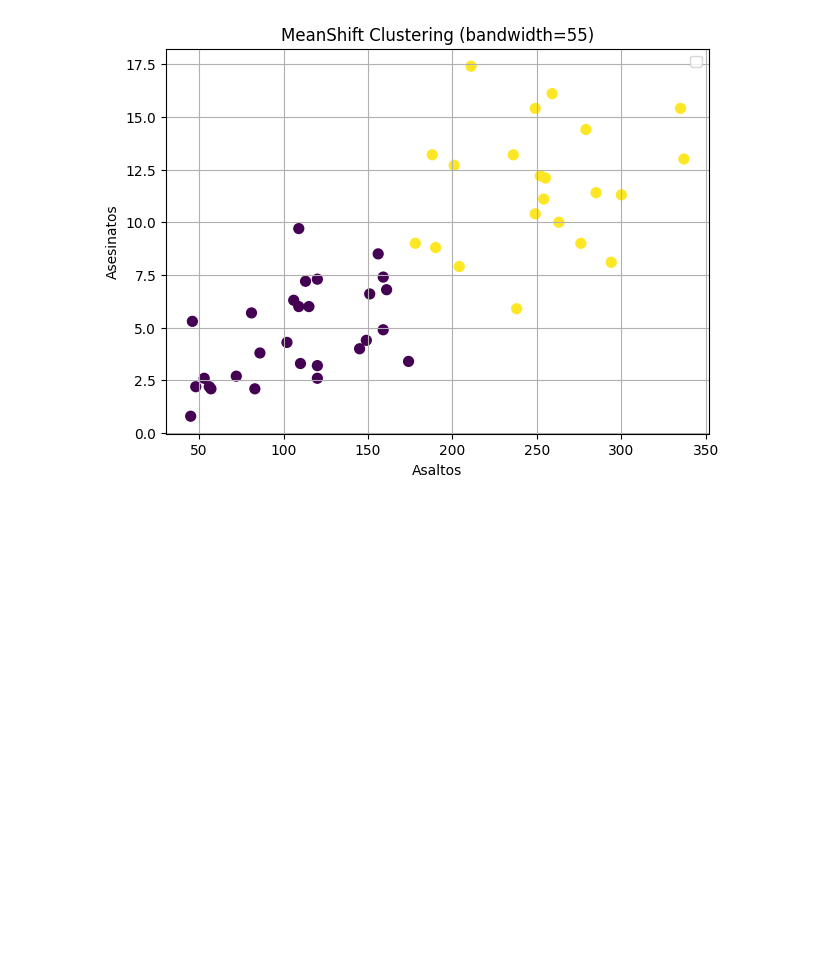
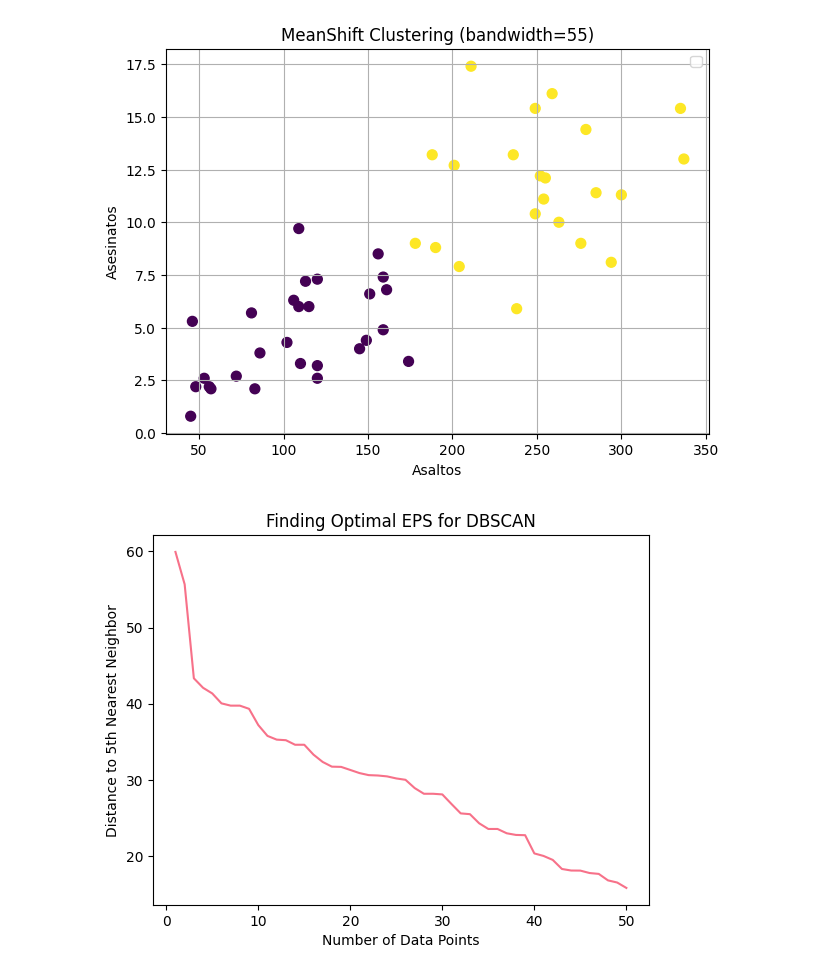
Before and after one commit to IvanGonzal0/Proyecto3_BigData_Clustering, a Jupyter notebook: Proyecto3_BigData_IvanGonzaloTapia.ipynb, the cells around one changed output. Saved outputs shown, nothing was run; the diff lists cells and outputs as text; code cells hidden in the pictures; blank space fills up the shorter version.

Commit message:
Model DBSCAN

```diff
--- a/Proyecto3_BigData_IvanGonzaloTapia.ipynb
+++ b/Proyecto3_BigData_IvanGonzaloTapia.ipynb
@@ -231,3 +231,24 @@ plt.show()
 # %% [output]
 WARNING:matplotlib.legend:No artists with labels found to put in legend.  Note that artists whose label start with an underscore are ignored when legend() is called with no argument.
 [figure]
+# %%
+
+from sklearn.neighbors import NearestNeighbors
+
+def find_optimal_eps_dbscan(data, min_samples=5):
+    nn = NearestNeighbors(n_neighbors=min_samples)
+    nbrs = nn.fit(data)
+    distances, indices = nbrs.kneighbors(data)
+
+    # Ordena las distancias y plotea
+    distanceDec = sorted(distances[:, min_samples-1], reverse=True)
+    plt.plot(list(range(1, len(distanceDec) + 1)), distanceDec)
+    plt.xlabel("Number of Data Points")
+    plt.ylabel("Distance to " + str(min_samples) + "th Nearest Neighbor")
+    plt.title("Finding Optimal EPS for DBSCAN")
+    plt.show()
+
+# Ejemplo:
+find_optimal_eps_dbscan(df_crimenes)
+# %% [output]
+[figure, added]
```
Also changed, not shown: parts of 4 cells of this notebook.
